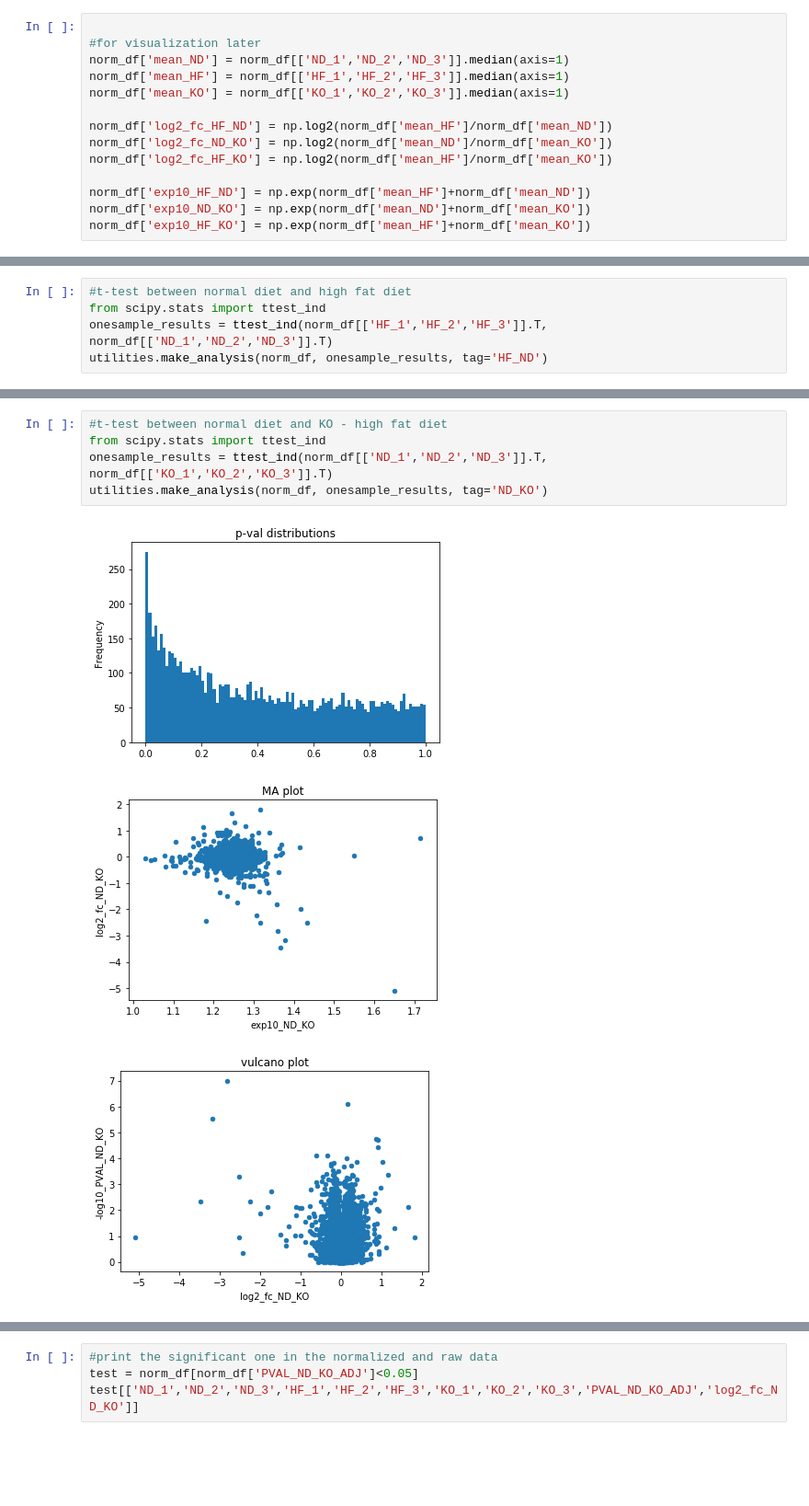
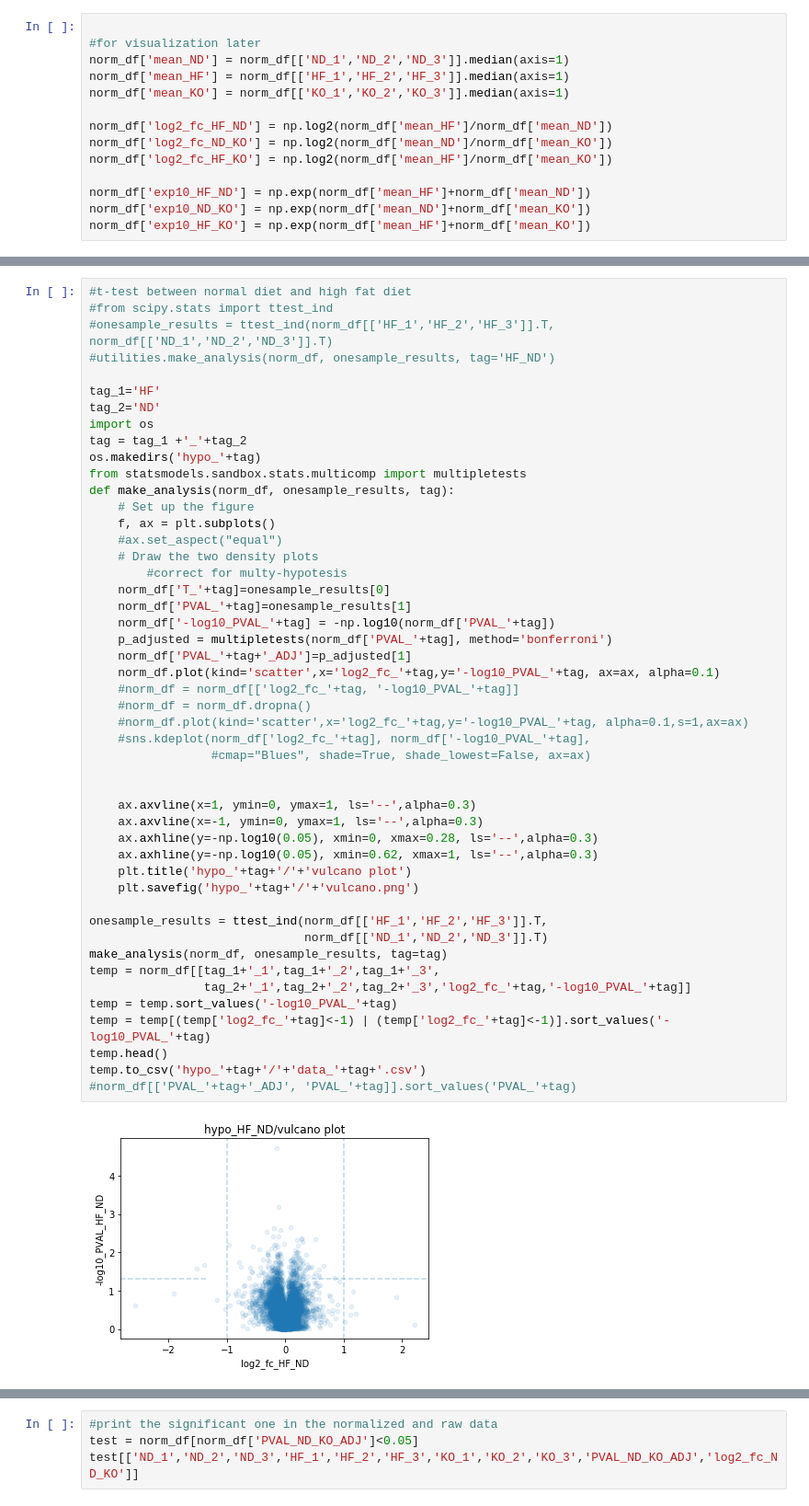
Before and after one commit to mtinti/jennie_analysis, a Jupyter notebook: analysis-hypo.ipynb, the cells around one changed output, grey strips where cells are left out. Shown at 92% size. Cells and saved outputs as stored; diff of their text form; blank space fills up the shorter version.

Commit message:
vulcano for hypo

```diff
--- a/analysis-hypo.ipynb
+++ b/analysis-hypo.ipynb
@@ -77,8 +77,3 @@ norm_df.reset_index(drop=True).head()
 | 2 | 0.105587 | 0.108882 | 0.098598 | 0.099061 | 0.160055 | 0.100519 | 0.105855 | 0.109629 | 0.103869 | 0.119057 | 0.105587 | ... |
 | 3 | 0.096467 | 0.098959 | 0.094299 | 0.097526 | 0.206741 | 0.094342 | 0.099569 | 0.101133 | 0.100759 | 0.121316 | 0.096467 | ... |
 | 4 | 0.102471 | 0.095251 | 0.097631 | 0.094339 | 0.217397 | 0.094534 | 0.100239 | 0.100282 | 0.095241 | 0.113727 | 0.097631 | ... |
-# %%
-#t-test between normal diet and high fat diet
-from scipy.stats import ttest_ind
-onesample_results = ttest_ind(norm_df[['HF_1','HF_2','HF_3']].T, norm_df[['ND_1','ND_2','ND_3']].T)
-utilities.make_analysis(norm_df, onesample_results, tag='HF_ND')
@@ -89,9 +80,50 @@ utilities.make_analysis(norm_df, onesample_results, tag='HF_ND')
-# %%
-#t-test between normal diet and KO - high fat diet
-from scipy.stats import ttest_ind
-onesample_results = ttest_ind(norm_df[['ND_1','ND_2','ND_3']].T, norm_df[['KO_1','KO_2','KO_3']].T)
-utilities.make_analysis(norm_df, onesample_results, tag='ND_KO')
-# %% [output]
-[figure, removed]
-[figure, removed]
-[figure, removed]
+# %%
+#t-test between normal diet and high fat diet
+#from scipy.stats import ttest_ind
+#onesample_results = ttest_ind(norm_df[['HF_1','HF_2','HF_3']].T, norm_df[['ND_1','ND_2','ND_3']].T)
+#utilities.make_analysis(norm_df, onesample_results, tag='HF_ND')
+
+tag_1='HF'
+tag_2='ND'
+import os
+tag = tag_1 +'_'+tag_2
+os.makedirs('hypo_'+tag)
+from statsmodels.sandbox.stats.multicomp import multipletests
+def make_analysis(norm_df, onesample_results, tag):
+    # Set up the figure
+    f, ax = plt.subplots()
+    #ax.set_aspect("equal")
+    # Draw the two density plots
+        #correct for multy-hypotesis
+    norm_df['T_'+tag]=onesample_results[0]
+    norm_df['PVAL_'+tag]=onesample_results[1]
+    norm_df['-log10_PVAL_'+tag] = -np.log10(norm_df['PVAL_'+tag])
+    p_adjusted = multipletests(norm_df['PVAL_'+tag], method='bonferroni')
+    norm_df['PVAL_'+tag+'_ADJ']=p_adjusted[1]
+    norm_df.plot(kind='scatter',x='log2_fc_'+tag,y='-log10_PVAL_'+tag, ax=ax, alpha=0.1)
+    #norm_df = norm_df[['log2_fc_'+tag, '-log10_PVAL_'+tag]]
+    #norm_df = norm_df.dropna()
+    #norm_df.plot(kind='scatter',x='log2_fc_'+tag,y='-log10_PVAL_'+tag, alpha=0.1,s=1,ax=ax)
+    #sns.kdeplot(norm_df['log2_fc_'+tag], norm_df['-log10_PVAL_'+tag],
+                 #cmap="Blues", shade=True, shade_lowest=False, ax=ax)
+
+
+    ax.axvline(x=1, ymin=0, ymax=1, ls='--',alpha=0.3)
+    ax.axvline(x=-1, ymin=0, ymax=1, ls='--',alpha=0.3)
+    ax.axhline(y=-np.log10(0.05), xmin=0, xmax=0.28, ls='--',alpha=0.3)
+    ax.axhline(y=-np.log10(0.05), xmin=0.62, xmax=1, ls='--',alpha=0.3)
+    plt.title('hypo_'+tag+'/'+'vulcano plot')
+    plt.savefig('hypo_'+tag+'/'+'vulcano.png')
+
+onesample_results = ttest_ind(norm_df[['HF_1','HF_2','HF_3']].T,
+                              norm_df[['ND_1','ND_2','ND_3']].T)
+make_analysis(norm_df, onesample_results, tag=tag)
+temp = norm_df[[tag_1+'_1',tag_1+'_2',tag_1+'_3',
+                tag_2+'_1',tag_2+'_2',tag_2+'_3','log2_fc_'+tag,'-log10_PVAL_'+tag]]
+temp = temp.sort_values('-log10_PVAL_'+tag)
+temp = temp[(temp['log2_fc_'+tag]<-1) | (temp['log2_fc_'+tag]<-1)].sort_values('-log10_PVAL_'+tag)
+temp.head()
+temp.to_csv('hypo_'+tag+'/'+'data_'+tag+'.csv')
+#norm_df[['PVAL_'+tag+'_ADJ', 'PVAL_'+tag]].sort_values('PVAL_'+tag)
+# %% [output]
+[figure, added]
```
Also changed, not shown: parts of 3 cells of this notebook, 9 other files.
